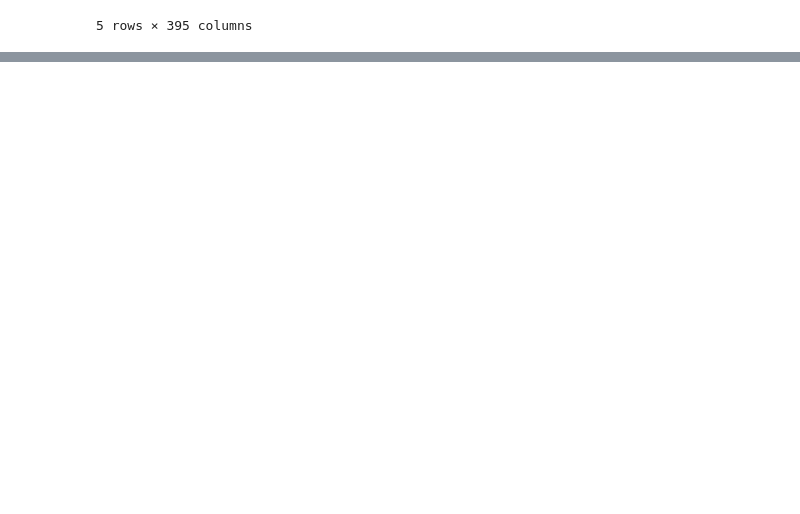
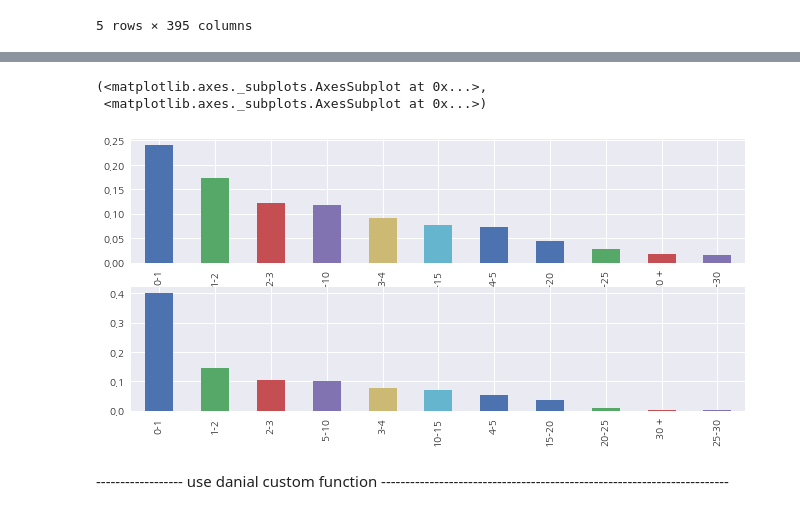
Before and after one commit to DanialDaeHyunNam/2018-Kaggle-ML-And-DS-Survey-Challenge, a Jupyter notebook: HyowonJang/EDA_0.ipynb, the cells around one changed output, grey strips where cells are left out. Saved outputs shown, nothing was run; the diff lists cells and outputs as text; code cells hidden in the pictures; blank space fills up the shorter version.

```diff
--- a/HyowonJang/EDA_0.ipynb
+++ b/HyowonJang/EDA_0.ipynb
@@ -12,0 +41,5 @@ df.head()
+# %%
+def per_df(col) :
+    per_results = df[col].value_counts() / df[col].value_counts().sum()
+    # series / float -> series 반환
+    return per_results
@@ -12,0 +64,21 @@ df.head()
+# %%
+def comp(df, col1, criteria_1, criteria_2, col2):
+    def per_df(df_, col) :
+        per_results = df_[col].value_counts() / df_[col].value_counts().sum()
+        # series / float -> series 반환
+        return per_results
+
+    df_col1_cri1 = df[df[col1]==criteria_1]
+    df_col1_cri2 = df[df[col1]==criteria_2]
+
+    f, ax = plt.subplots(2,1, figsize=(11,5))
+
+    return per_df(df_col1_cri1, col2).plot.bar(ax=ax[0]), per_df(df_col1_cri2, col2).plot.bar(ax=ax[1])
+# %%
+comp(df, 'Q3', 'United States of America', 'India', 'Q8')
+# %% [output]
+(<matplotlib.axes._subplots.AxesSubplot at 0x...>,
+ <matplotlib.axes._subplots.AxesSubplot at 0x...>)
+[figure, added]
+# %% [markdown]
+------------------ use danial custom function ------------------------------------------------------------------------
```
Also changed, not shown: parts of 4 cells of this notebook, 11 other files.
